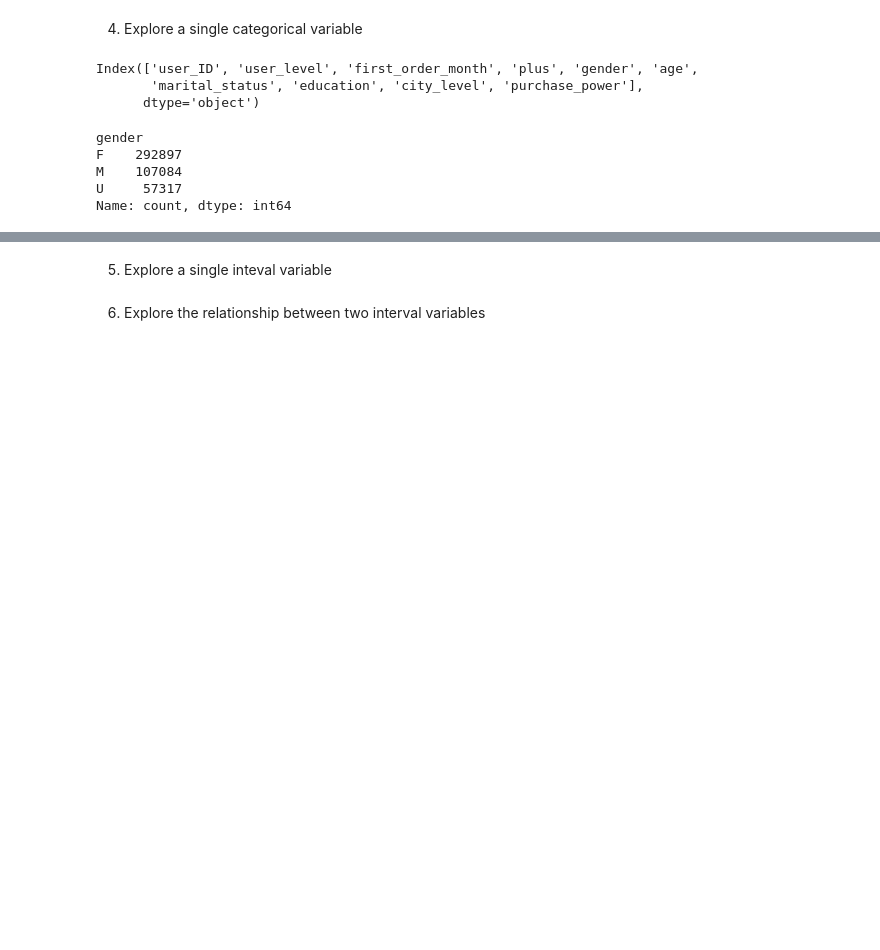
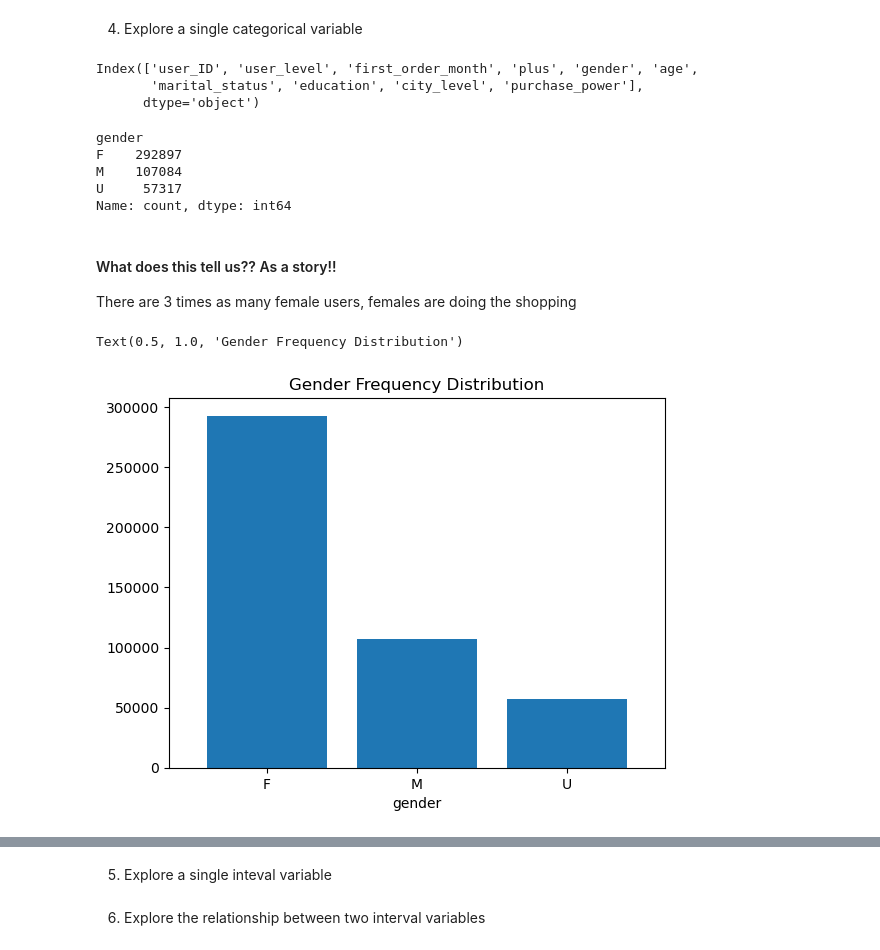
Before and after one commit to emilyneaville/DSCI-5240, a Jupyter notebook: Week 2/DSCI 5240 Data Exploration-Student.ipynb, the cells around one changed output, grey strips where cells are left out. Drawn from its saved outputs; the diff is of its cells as text; code cells hidden in the pictures; blank space fills up the shorter version.

```diff
--- a/Week 2/DSCI 5240 Data Exploration-Student.ipynb
+++ b/Week 2/DSCI 5240 Data Exploration-Student.ipynb
@@ -82,4 +75,20 @@ F    292897
 M    107084
 U     57317
 Name: count, dtype: int64
+# %% [markdown]
+#### What does this tell us?? As a story!!
+There are 3 times as many female users, females are doing the shopping
+# %%
+# Make a bar chart for the frequency distribution
+gender_frequency = jd_user['gender'].value_counts()
+
+# Using only pandas
+gender_frequency.plot(kind='bar', width = 0.8)
+
+# Adjusting x labels with matplotlib
+plt.xticks(rotation = 0)
+plt.title('Gender Frequency Distribution')
+# %% [output]
+Text(0.5, 1.0, 'Gender Frequency Distribution')
+[figure, added]
 # %%
```
Also changed, not shown: parts of 3 cells of this notebook.
